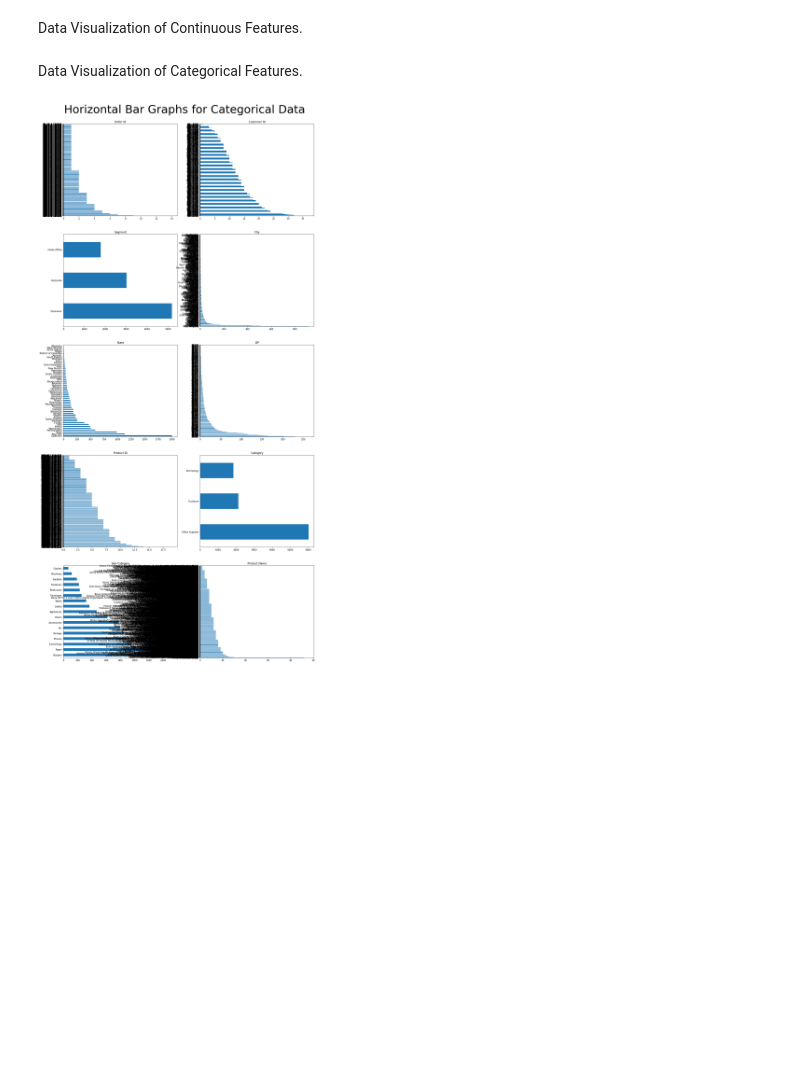
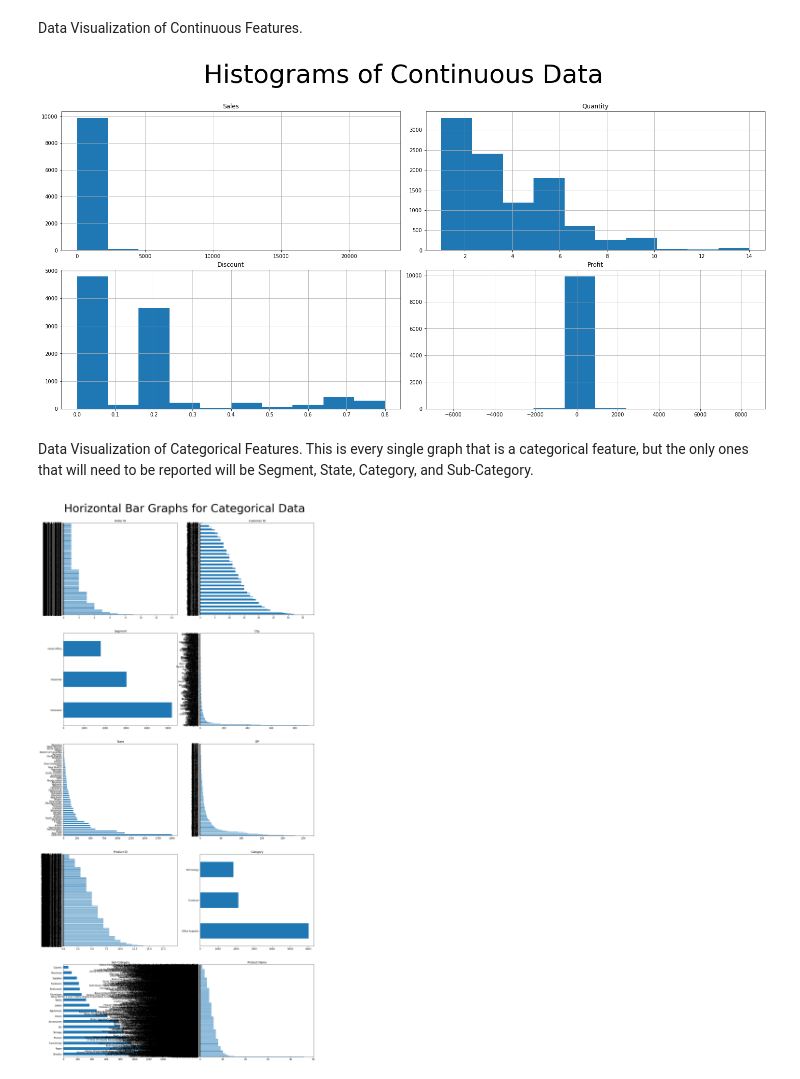
Before and after one commit to AmandeepSBassi/DataScienceProject, a Jupyter notebook: Project.Preprocessing.ipynb, the cells around one changed output. Cells and saved outputs as stored; diff of their text form; code cells hidden in the pictures; blank space fills up the shorter version.

Commit message:
Added final categorical and continuous graphs

```diff
--- a/Project.Preprocessing.ipynb
+++ b/Project.Preprocessing.ipynb
@@ -152,5 +150,19 @@ Data Visualization of Continuous Features.
-# %% [markdown]
-Data Visualization of Categorical Features.
+# %%
+#Code for Continuous.
+fig, axes = plt.subplots(2, 2, figsize=(20,10))
+Sales = cont_df.Sales.hist(ax=axes[0,0]).set_title('Sales')
+Quantity = cont_df.Quantity.hist(ax=axes[0,1]).set_title('Quantity')
+Discount = cont_df.Discount.hist(ax=axes[1,0]).set_title('Discount')
+Profit = cont_df.Profit.hist(ax=axes[1,1]).set_title('Profit')
+fig.tight_layout()
+fig.subplots_adjust(top=.85)
+fig.suptitle("Histograms of Continuous Data", fontsize=50)
+plt.show()
+# %% [output]
+[figure, added]
+# %% [markdown]
+Data Visualization of Categorical Features.
+This is every single graph that is a categorical feature, but the only ones that will need to be reported will be Segment, State, Category, and Sub-Category.
 # %%
 #Code for Categorical.
 fig, axes = plt.subplots(5, 2, figsize = (20,40))
```
Also changed, not shown: parts of 2 cells of this notebook.
